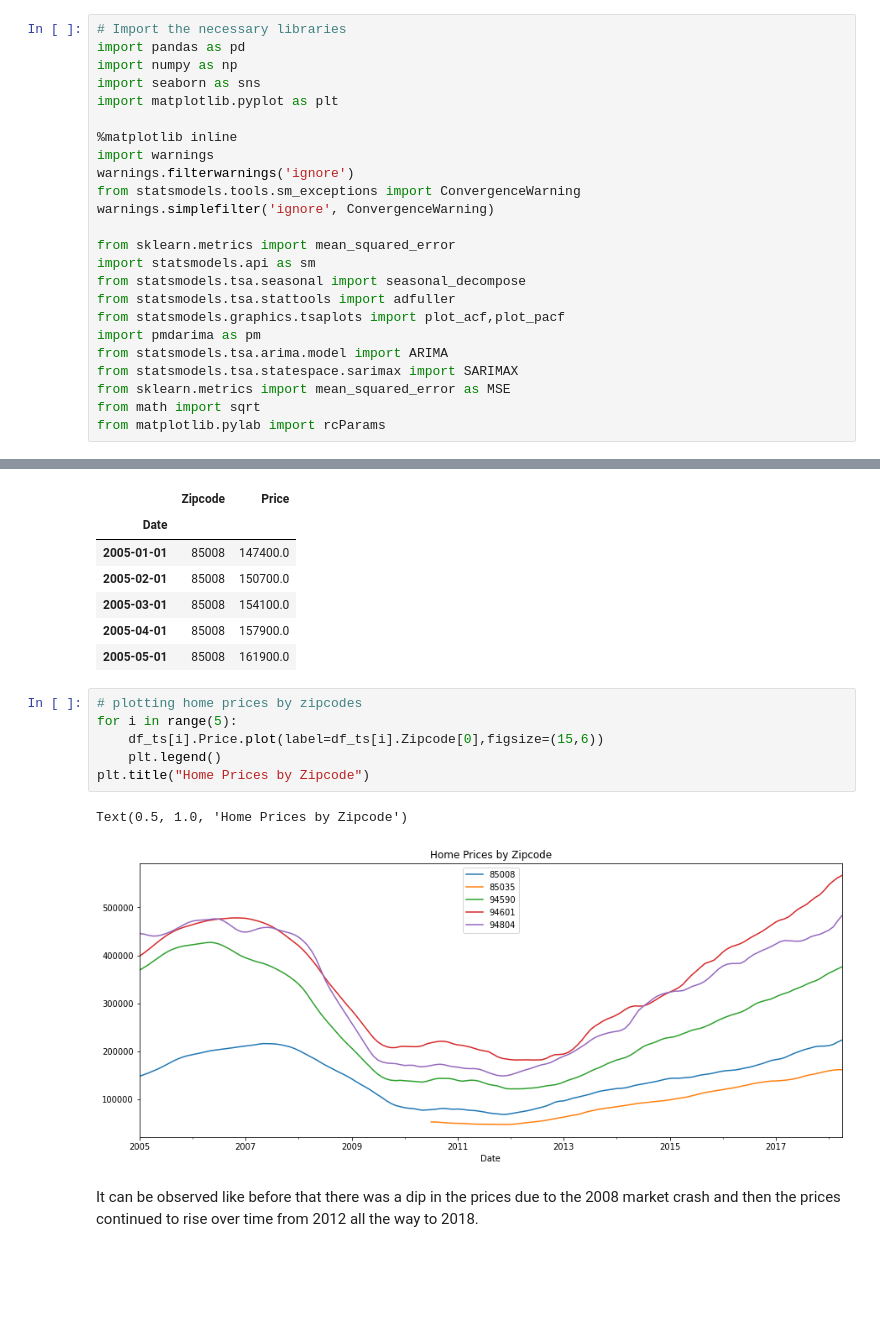
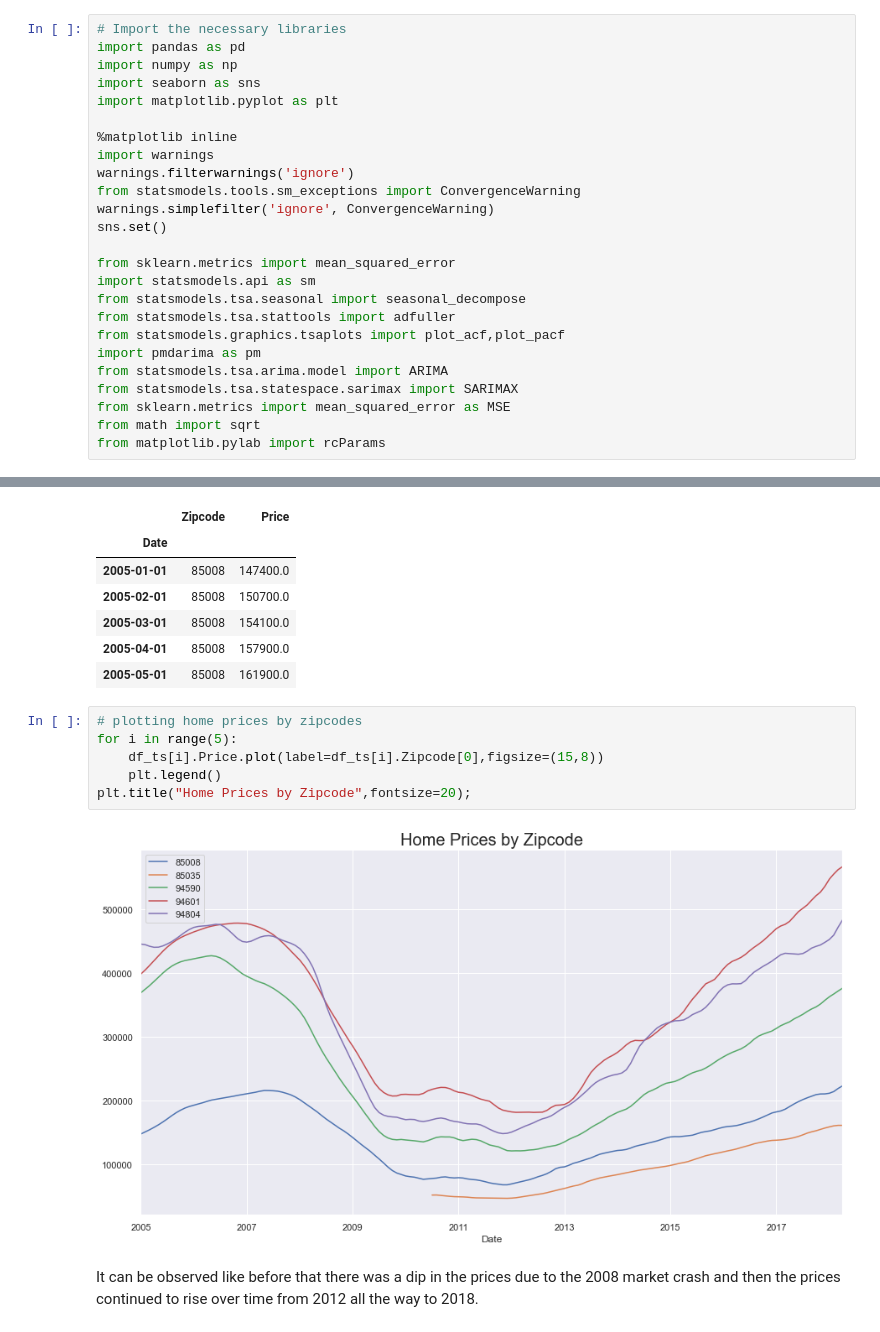
Before and after one commit to nkevin90/Time-Series-on-the-Housing-Data-Zillow-Research, a Jupyter notebook: index.ipynb, the cells around one changed output, grey strips where cells are left out. Saved outputs shown, nothing was run; the diff lists cells and outputs as text; blank space fills up the shorter version.

Commit message:
Customising graphs

```diff
--- a/index.ipynb
+++ b/index.ipynb
@@ -66,6 +66,7 @@ import warnings
 warnings.filterwarnings('ignore')
 from statsmodels.tools.sm_exceptions import ConvergenceWarning
 warnings.simplefilter('ignore', ConvergenceWarning)
+sns.set()
 
 from sklearn.metrics import mean_squared_error
 import statsmodels.api as sm
@@ -558,12 +552,11 @@ Zipcode 48894 time series:
 # %%
 # plotting home prices by zipcodes
 for i in range(5):
-    df_ts[i].Price.plot(label=df_ts[i].Zipcode[0],figsize=(15,6))
+    df_ts[i].Price.plot(label=df_ts[i].Zipcode[0],figsize=(15,8))
     plt.legend()
-plt.title("Home Prices by Zipcode")
+plt.title("Home Prices by Zipcode",fontsize=20);
 # %% [output]
-Text(0.5, 1.0, 'Home Prices by Zipcode')
-[figure, old version]
+[figure, new version]
 # %% [markdown]
 It can be observed like before that there was a dip in the prices due to the 2008 market crash and then the prices continued to rise over time from 2012 all the way to 2018.
 # %% [markdown]
```
Also changed, not shown: parts of 43 cells of this notebook.
